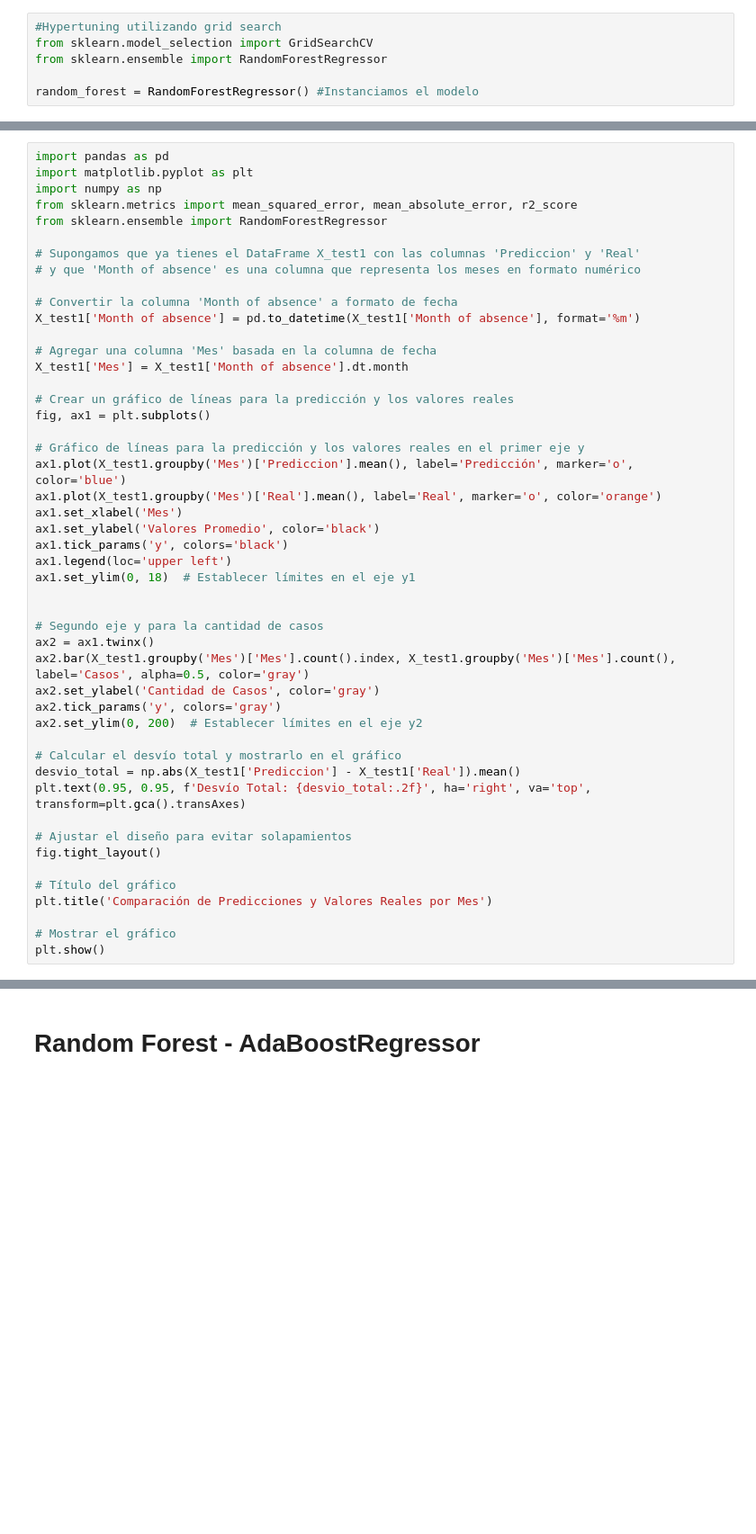
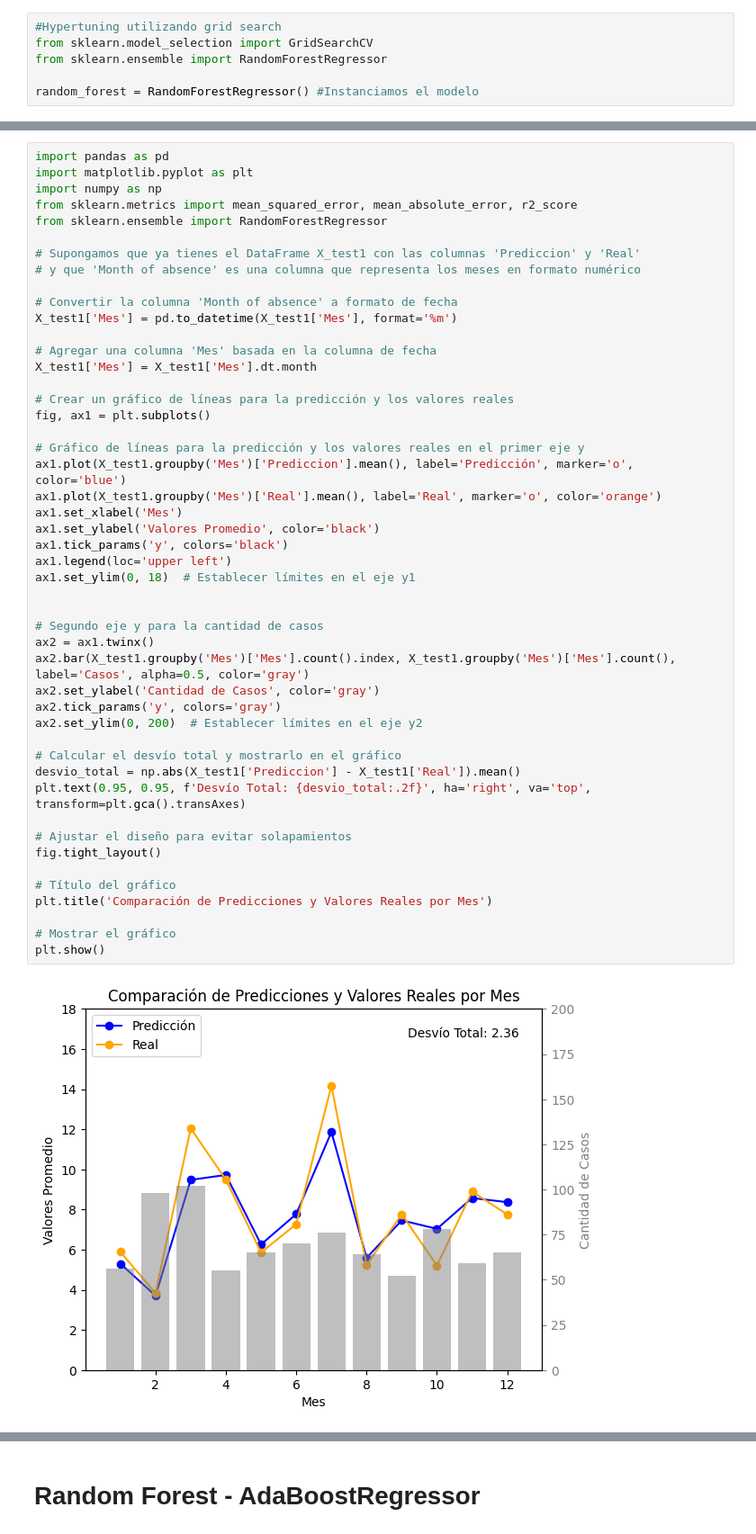
Before and after one commit to raulanegro/Chouse, a Jupyter notebook: Notebook_Final_Raul_Negro_version3_2.ipynb, the cells around one changed output, grey strips where cells are left out. Shown at 90% size. Cells and saved outputs as stored; diff of their text form; blank space fills up the shorter version.

```diff
--- a/Notebook_Final_Raul_Negro_version3_2.ipynb
+++ b/Notebook_Final_Raul_Negro_version3_2.ipynb
@@ -1890,43 +1780,45 @@ from sklearn.ensemble import RandomForestRegressor
 # y que 'Month of absence' es una columna que representa los meses en formato numérico
 
 # Convertir la columna 'Month of absence' a formato de fecha
-X_test1['Month of absence'] = pd.to_datetime(X_test1['Month of absence'], format='%m')
+X_test1['Mes'] = pd.to_datetime(X_test1['Mes'], format='%m')
 
 # Agregar una columna 'Mes' basada en la columna de fecha
-X_test1['Mes'] = X_test1['Month of absence'].dt.month
+X_test1['Mes'] = X_test1['Mes'].dt.month
 
 # Crear un gráfico de líneas para la predicción y los valores reales
 fig, ax1 = plt.subplots()
 
 # Gráfico de líneas para la predicción y los valores reales en el primer eje y
 ax1.plot(X_test1.groupby('Mes')['Prediccion'].mean(), label='Predicción', marker='o', color='blue')
 ax1.plot(X_test1.groupby('Mes')['Real'].mean(), label='Real', marker='o', color='orange')
 ax1.set_xlabel('Mes')
 ax1.set_ylabel('Valores Promedio', color='black')
 ax1.tick_params('y', colors='black')
 ax1.legend(loc='upper left')
 ax1.set_ylim(0, 18)  # Establecer límites en el eje y1
 
 
 # Segundo eje y para la cantidad de casos
 ax2 = ax1.twinx()
 ax2.bar(X_test1.groupby('Mes')['Mes'].count().index, X_test1.groupby('Mes')['Mes'].count(), label='Casos', alpha=0.5, color='gray')
 ax2.set_ylabel('Cantidad de Casos', color='gray')
 ax2.tick_params('y', colors='gray')
 ax2.set_ylim(0, 200)  # Establecer límites en el eje y2
 
 # Calcular el desvío total y mostrarlo en el gráfico
 desvio_total = np.abs(X_test1['Prediccion'] - X_test1['Real']).mean()
 plt.text(0.95, 0.95, f'Desvío Total: {desvio_total:.2f}', ha='right', va='top', transform=plt.gca().transAxes)
 
 # Ajustar el diseño para evitar solapamientos
 fig.tight_layout()
 
 # Título del gráfico
 plt.title('Comparación de Predicciones y Valores Reales por Mes')
 
 # Mostrar el gráfico
 plt.show()
+# %% [output]
+[figure, added]
 # %%
 from sklearn.model_selection import train_test_split
 from sklearn.metrics import mean_squared_error, mean_absolute_error
```
Also changed, not shown: parts of 37 cells of this notebook.
